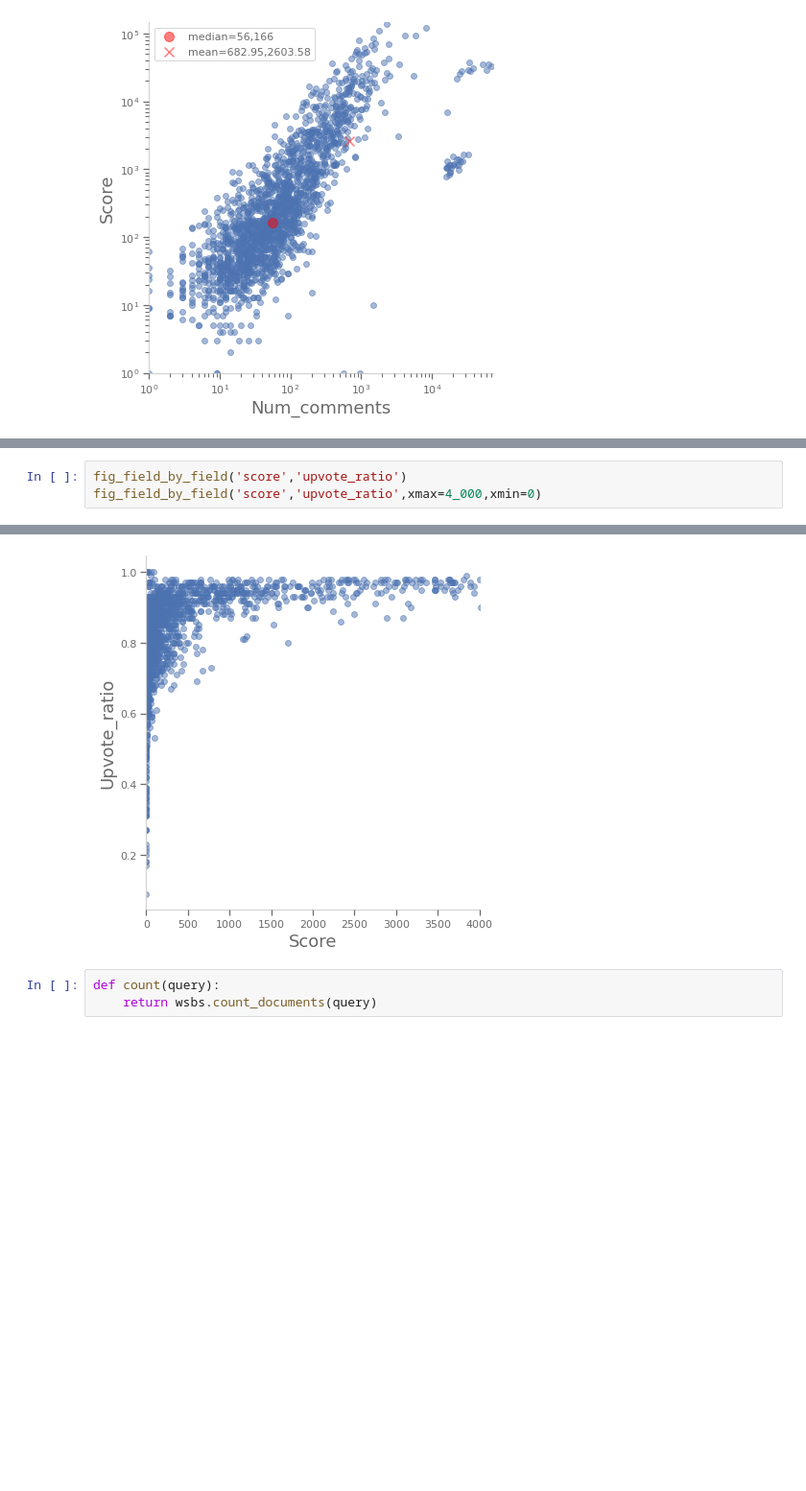
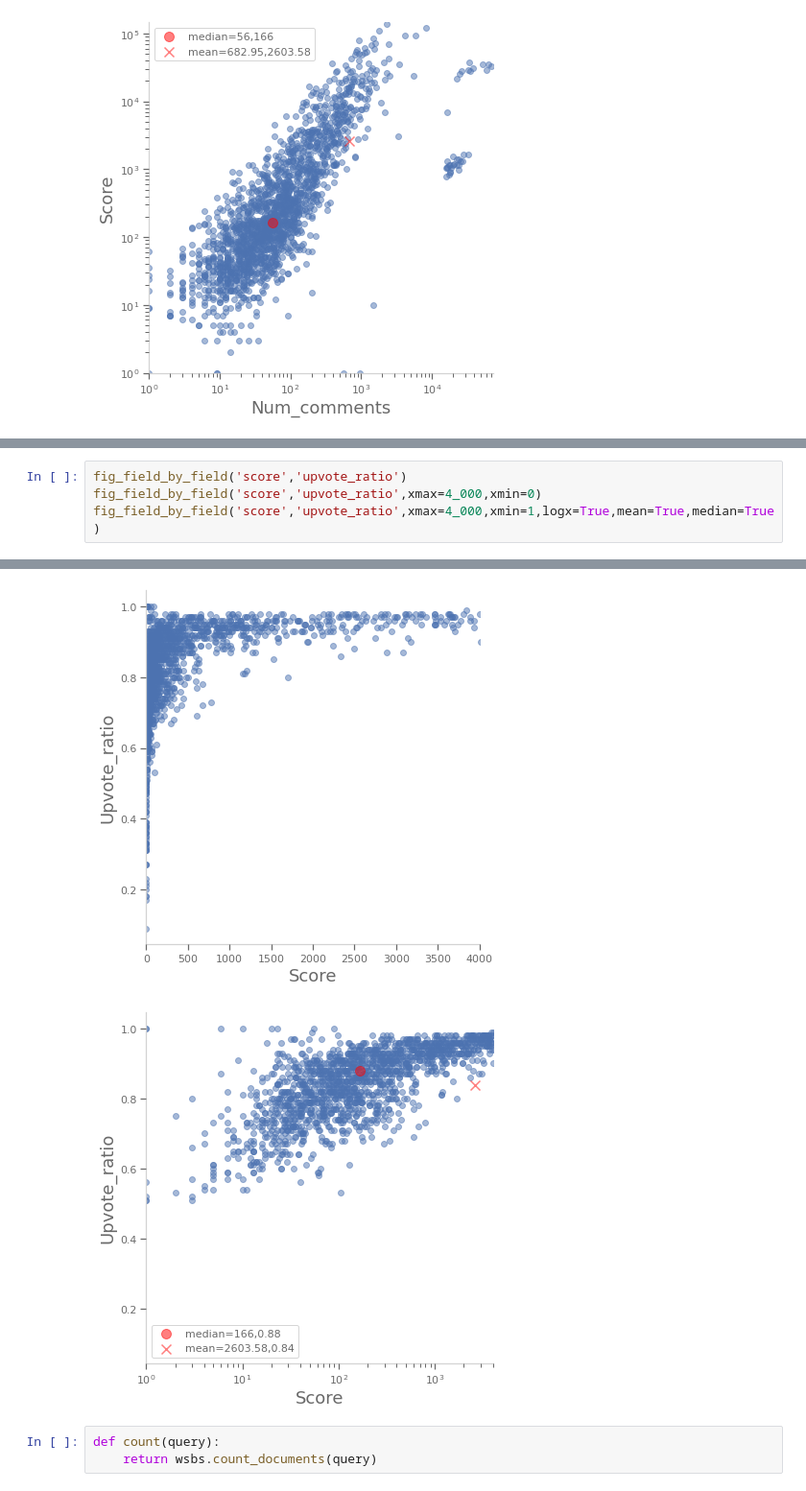
Before and after one commit to AndrewSamaha/WSBAnalysis, a Jupyter notebook: readme-testing.ipynb, the cells around one changed output, grey strips where cells are left out. Shown: that part at 96% size. Cells and saved outputs as stored; diff of their text form; blank space fills up the shorter version.

```diff
--- a/readme-testing.ipynb
+++ b/readme-testing.ipynb
@@ -683,9 +685,11 @@ fig_field_by_field('num_comments','upvote_ratio',logx=True,xmin=1)
 # %%
 fig_field_by_field('score','upvote_ratio')
 fig_field_by_field('score','upvote_ratio',xmax=4_000,xmin=0)
+fig_field_by_field('score','upvote_ratio',xmax=4_000,xmin=1,logx=True,mean=True,median=True)
 # %% [output]
 [figure]
 [figure]
+[figure, added]
 # %%
 def count(query):
     return wsbs.count_documents(query)
```
Also changed, not shown: parts of 1 cell of this notebook, 9 other files.
